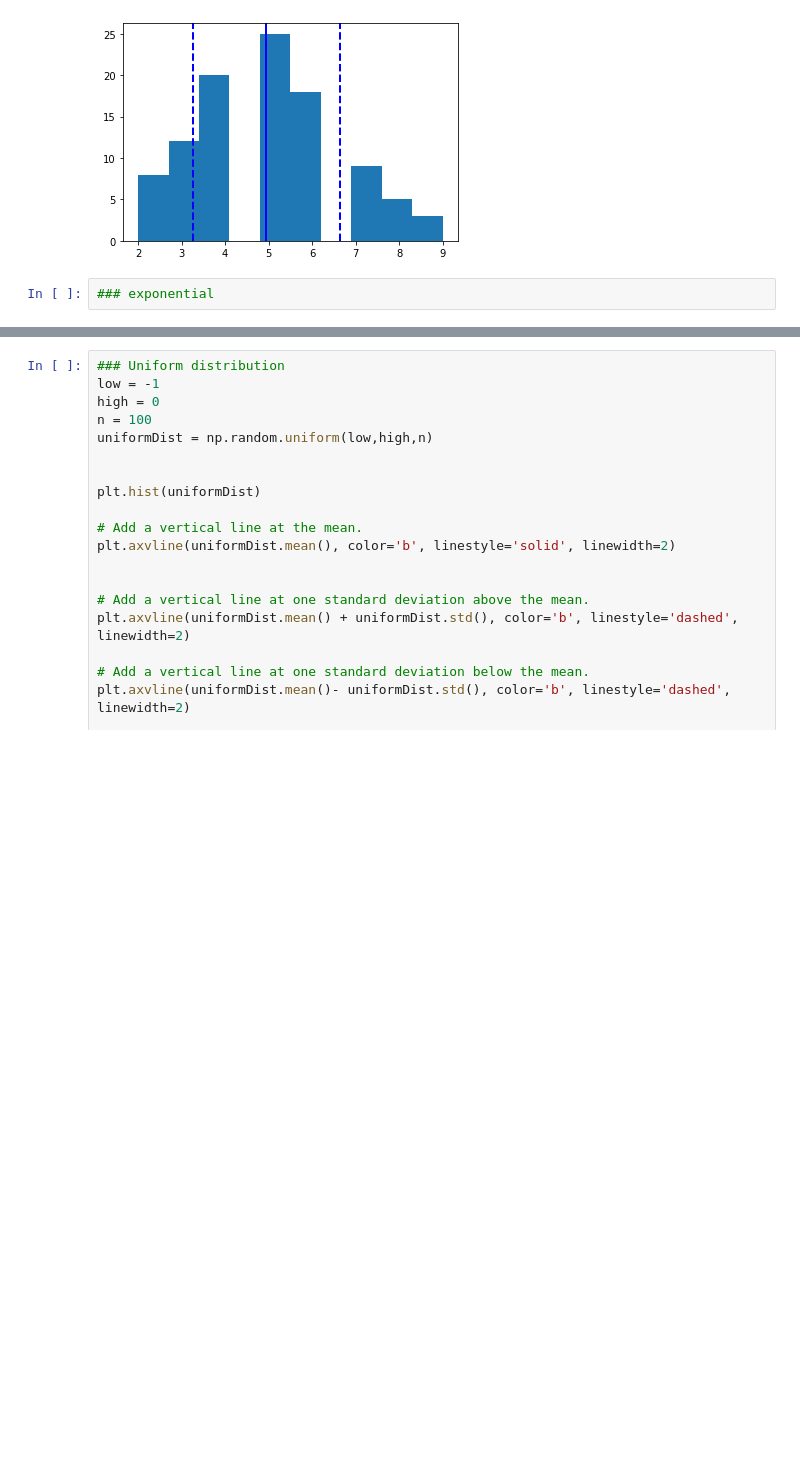
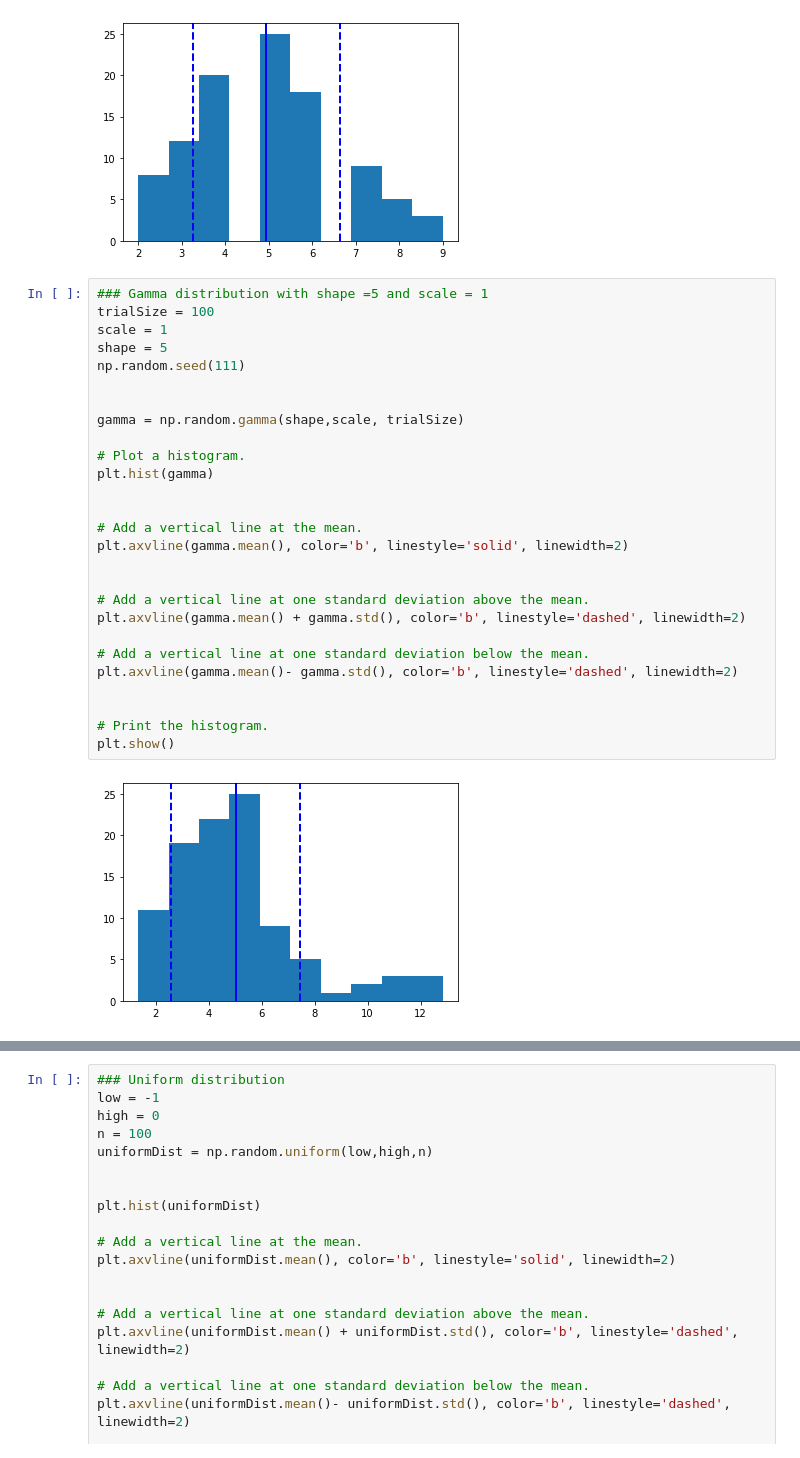
Before and after one commit to tparveen/TF-DataScience, a Jupyter notebook: 2-Basic-stats-probability/Assignments/8-Assignments-distributions.ipynb, the cells around one changed output, grey strips where cells are left out. Saved outputs shown, nothing was run; the diff lists cells and outputs as text; blank space fills up the shorter version.

```diff
--- a/2-Basic-stats-probability/Assignments/8-Assignments-distributions.ipynb
+++ b/2-Basic-stats-probability/Assignments/8-Assignments-distributions.ipynb
@@ -132,5 +132,32 @@ plt.axvline(binomialDist.mean()- binomialDist.std(), color='b', linestyle='dashe
 plt.show()
 # %% [output]
 [figure]
-# %%
-### exponential
+# %%
+### Gamma distribution with shape =5 and scale = 1
+trialSize = 100
+scale = 1
+shape = 5
+np.random.seed(111)
+
+
+gamma = np.random.gamma(shape,scale, trialSize)
+
+# Plot a histogram.
+plt.hist(gamma)
+
+
+# Add a vertical line at the mean.
+plt.axvline(gamma.mean(), color='b', linestyle='solid', linewidth=2)
+
+
+# Add a vertical line at one standard deviation above the mean.
+plt.axvline(gamma.mean() + gamma.std(), color='b', linestyle='dashed', linewidth=2)
+
+# Add a vertical line at one standard deviation below the mean.
+plt.axvline(gamma.mean()- gamma.std(), color='b', linestyle='dashed', linewidth=2)
+
+
+# Print the histogram.
+plt.show()
+# %% [output]
+[figure, added]
```
Also changed, not shown: parts of 1 cell of this notebook, 1 other file.
